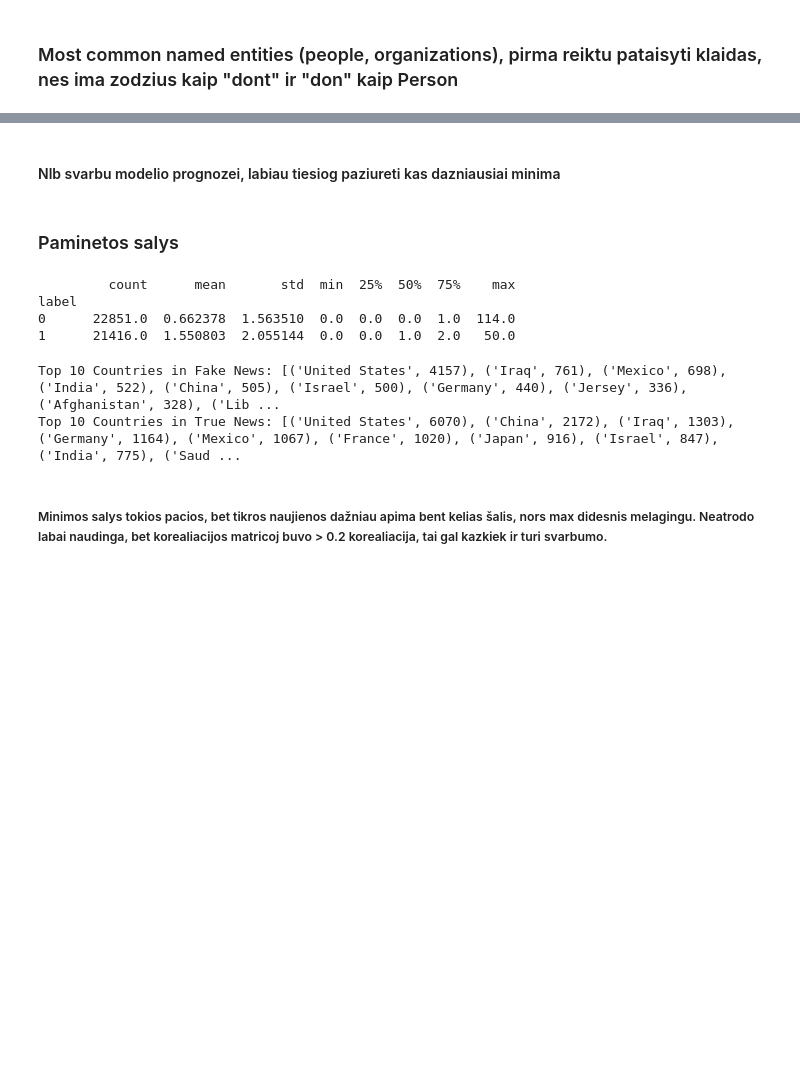
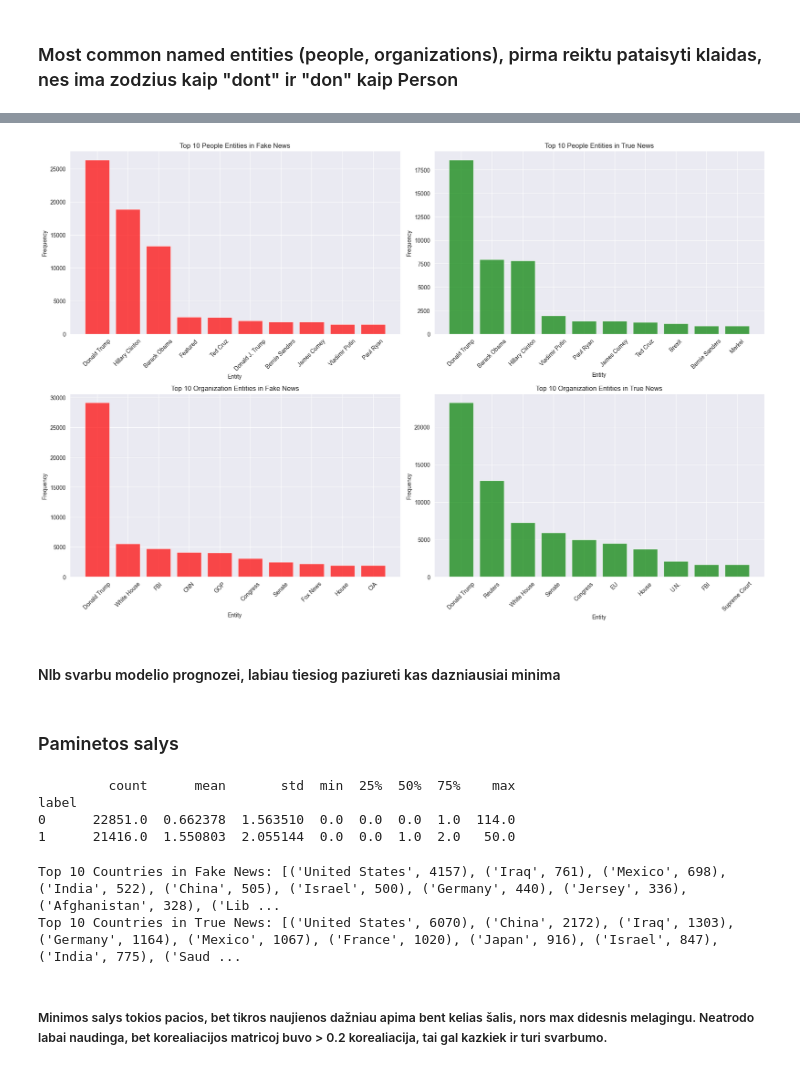
Before and after one commit to skraidantysagurkai/Fake-News, a Jupyter notebook: analysis.ipynb, the cells around one changed output, grey strips where cells are left out. Saved outputs shown, nothing was run; the diff lists cells and outputs as text; code cells hidden in the pictures; blank space fills up the shorter version.

```diff
--- a/analysis.ipynb
+++ b/analysis.ipynb
@@ -1125,3 +1114,73 @@ Top 10 Normalized Organizations: [('Donald Trump', 53677), ('Reuters', 28943), (
+# %%
+import matplotlib.pyplot as plt
+import pandas as pd
+
+# Separate fake and true news entities
+fake_people = [
+    person for people in df.loc[df["label"] == 0, "people_ent"] for person in people
+]
+true_people = [
+    person for people in df.loc[df["label"] == 1, "people_ent"] for person in people
+]
+fake_orgs = [
+    org for orgs in df.loc[df["label"] == 0, "organizations_ent"] for org in orgs
+]
+true_orgs = [
+    org for orgs in df.loc[df["label"] == 1, "organizations_ent"] for org in orgs
+]
+
+# Count frequencies separately for fake and true news
+fake_people_freq = Counter(fake_people).most_common(10)
+true_people_freq = Counter(true_people).most_common(10)
+fake_orgs_freq = Counter(fake_orgs).most_common(10)
+true_orgs_freq = Counter(true_orgs).most_common(10)
+
+# Convert to DataFrames for visualization
+fake_people_df = pd.DataFrame(fake_people_freq, columns=["Entity", "Count"])
+true_people_df = pd.DataFrame(true_people_freq, columns=["Entity", "Count"])
+fake_orgs_df = pd.DataFrame(fake_orgs_freq, columns=["Entity", "Count"])
+true_orgs_df = pd.DataFrame(true_orgs_freq, columns=["Entity", "Count"])
+
+# Plot side-by-side bar charts for fake and true news
+fig, axes = plt.subplots(2, 2, figsize=(18, 12))
+
+# Fake People
+axes[0, 0].bar(
+    fake_people_df["Entity"], fake_people_df["Count"], color="red", alpha=0.7
+)
+axes[0, 0].set_title("Top 10 People Entities in Fake News")
+axes[0, 0].set_xlabel("Entity")
+axes[0, 0].set_ylabel("Frequency")
+axes[0, 0].tick_params(axis="x", rotation=45)
+
+# True People
+axes[0, 1].bar(
+    true_people_df["Entity"], true_people_df["Count"], color="green", alpha=0.7
+)
+axes[0, 1].set_title("Top 10 People Entities in True News")
+axes[0, 1].set_xlabel("Entity")
+axes[0, 1].set_ylabel("Frequency")
+axes[0, 1].tick_params(axis="x", rotation=45)
+
+# Fake Organizations
+axes[1, 0].bar(fake_orgs_df["Entity"], fake_orgs_df["Count"], color="red", alpha=0.7)
+axes[1, 0].set_title("Top 10 Organization Entities in Fake News")
+axes[1, 0].set_xlabel("Entity")
+axes[1, 0].set_ylabel("Frequency")
+axes[1, 0].tick_params(axis="x", rotation=45)
+
+# True Organizations
+axes[1, 1].bar(true_orgs_df["Entity"], true_orgs_df["Count"], color="green", alpha=0.7)
+axes[1, 1].set_title("Top 10 Organization Entities in True News")
+axes[1, 1].set_xlabel("Entity")
+axes[1, 1].set_ylabel("Frequency")
+axes[1, 1].tick_params(axis="x", rotation=45)
+
+# Adjust layout
+plt.tight_layout()
+plt.show()
+# %% [output]
+[figure, added]
 # %% [markdown]
 #### Nlb svarbu modelio prognozei, labiau tiesiog paziureti kas dazniausiai minima
 # %% [markdown]
```
Also changed, not shown: parts of 3 cells of this notebook.
